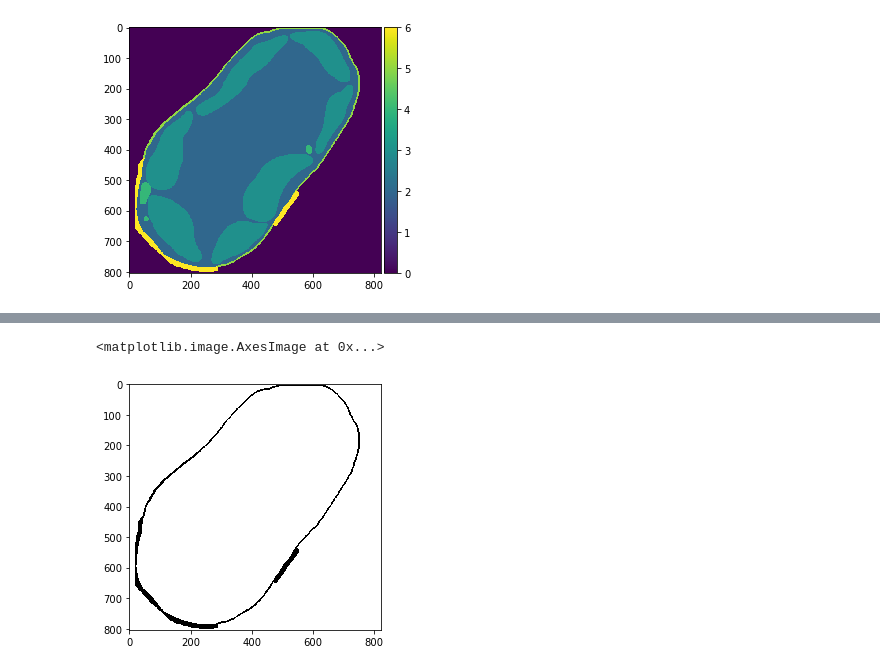
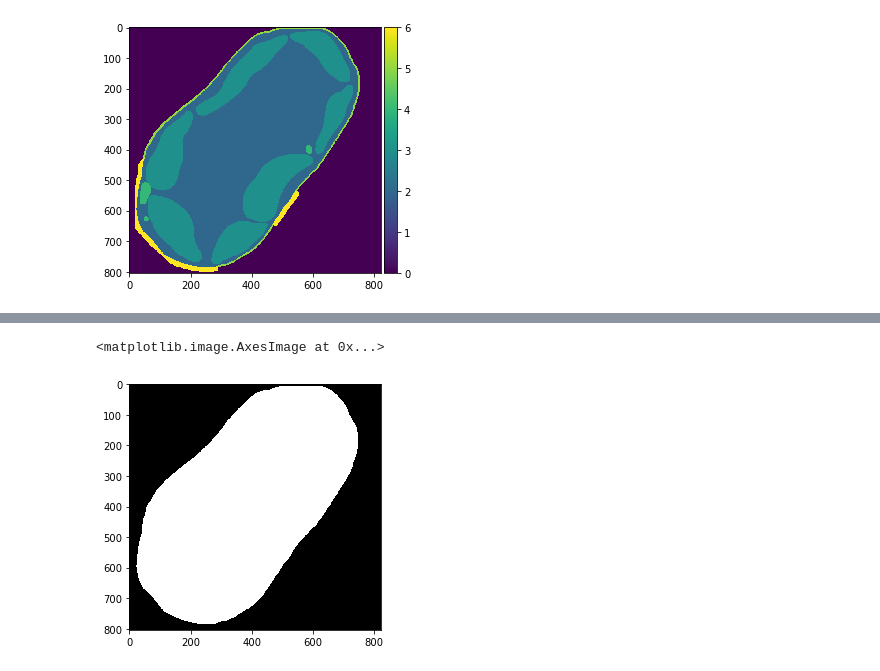
Before and after one commit to gtrancourt/3D-Organelle-Distances-, a Jupyter notebook: Organelle_distance_GTR.ipynb, the cells around one changed output, grey strips where cells are left out. Cells and saved outputs as stored; diff of their text form; code cells hidden in the pictures.

```diff
--- a/Organelle_distance_GTR.ipynb
+++ b/Organelle_distance_GTR.ipynb
@@ -89,7 +89,7 @@ io.imshow(cell_iso[200])
 ## Extract the stacks for the surface to compute
 # Mitochondria
 mito_stack = (cell_iso == MIT)
-mito_erosion = Erosion3DimJ(cell_iso == MIT)
+mito_erosion = Erosion3DimJ(mito_stack)
 mito_edge = mito_stack ^ mito_erosion
 mito_pos = np.argwhere(mito_edge)
 del mito_erosion
@@ -97,9 +97,20 @@ print(mito_pos.shape)
 
 # Chloroplasts
 chl_stack = (cell_iso == CHL)
+chl_erosion = Erosion3DimJ(chl_stack)
+chl_edge = chl_stack ^ chl_erosion
+chl_pos = np.argwhere(chl_edge)
+del chl_erosion
+print(chl_pos.shape)
+
+# Chl + Mito stack
+chl_mito = mito_stack + chl_stack
 
 # All CW
 all_cw_stack = Threshold(cell_iso, (AIR, ADJ))
 io.imshow(all_cw_stack[200])
+
+# Vacuole stack
+vac_stack = (cell_iso == VAC) + chl_mito
 # %% [output]
 (389894, 3)
@@ -106,8 +134,8 @@ io.imshow(all_cw_stack[200])
 # %%
 # Create masked array
-air_masked_array = np.ma.masked_array(invert(all_cw_stack), (chl_stack + mito_stack))
+air_masked_array = np.ma.masked_array(vac_stack, chl_mito)
 io.imshow(air_masked_array[200])
 # %% [output]
 <matplotlib.image.AxesImage at 0x...>
-[figure, old version]
+[figure, new version]
 # %%
```
Also changed, not shown: parts of 15 cells of this notebook.
